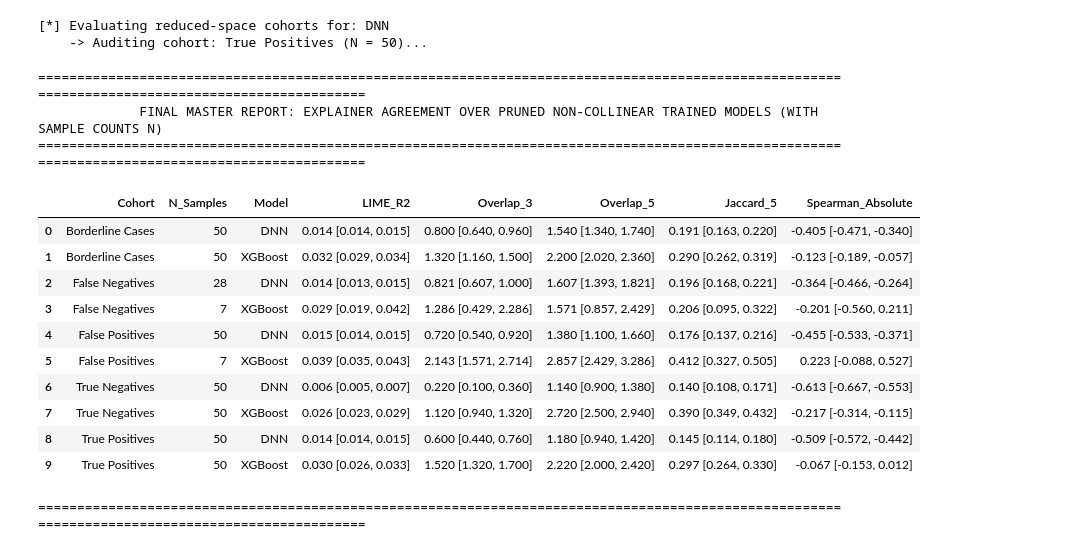
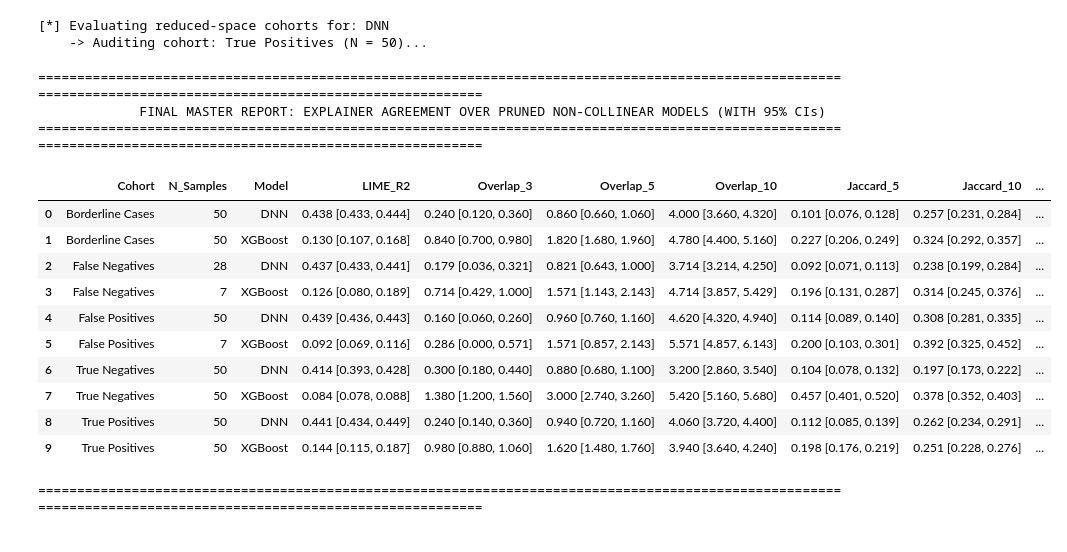
Before and after one commit to moritzboet/BA_thesis, a Jupyter notebook: correlated_feature_analysis.ipynb, the cells around one changed output. Drawn from its saved outputs; the diff is of its cells as text; code cells hidden in the pictures.

```diff
--- a/correlated_feature_analysis.ipynb
+++ b/correlated_feature_analysis.ipynb
@@ -1045,6 +1060,7 @@ print("[+] Wrapper sanity check passed successfully!")
     [0.     0.     0.     0.     0.9923]
 [+] Wrapper sanity check passed successfully!
 # %%
+#Reduced Space Attribution Extraction
 reduced_agreement_records = []
 print("[*] Extracting evaluations across pruned model structures...")
 
@@ -1064,18 +1080,17 @@ for model_label, predict_fn, shap_exp in reduced_configs:
         for test_idx in indices:
             instance_vector_r = X_test_reduced.iloc[test_idx].values
 
-            # Extract LIME attributions
             exp_l = lime_explainer_reduced.explain_instance(
                 data_row=instance_vector_r,
                 predict_fn=predict_fn,
+                labels=(1,),
                 num_features=num_features_reduced
             )
             lime_vec = np.zeros(num_features_reduced)
             for f_idx, w in exp_l.local_exp[1]:
                 lime_vec[f_idx] = w
 
-            # Extract SHAP attributions
-            shap_raw = shap_exp.shap_values(instance_vector_r.reshape(1, -1))
+            shap_raw = shap_exp.shap_values(instance_vector_r.reshape(1, -1), nsamples=100)
             if isinstance(shap_raw, list):
                 shap_vec = shap_raw[1].flatten()
             elif isinstance(shap_raw, np.ndarray) and len(shap_raw.shape) == 3:
@@ -1094,32 +1109,31 @@ for model_label, predict_fn, shap_exp in reduced_configs:
                 'LIME_R2': exp_l.score
             }
 
-            for k in [3, 5]:
+            for k in [3, 5, 10]:
                 top_lime = set(np.argsort(np.abs(lime_vec))[-k:])
                 top_shap = set(np.argsort(np.abs(shap_vec))[-k:])
 
                 overlap = len(top_lime.intersection(top_shap))
-                jaccard = overlap / len(top_lime.union(top_shap)) if len(top_lime.union(top_shap)) > 0 else 0.0
+                union_set = top_lime.union(top_shap)
+                jaccard = overlap / len(union_set) if len(union_set) > 0 else 0.0
 
                 row_metrics[f'Overlap_{k}'] = overlap
                 row_metrics[f'Jaccard_{k}'] = jaccard
 
-            top_5_lime = set(np.argsort(np.abs(lime_vec))[-5:])
-            top_5_shap = set(np.argsort(np.abs(shap_vec))[-5:])
-            top_5_union = list(top_5_lime.union(top_5_shap))
+                union_indices = list(union_set)
+                slice_l = lime_vec[union_indices]
+                slice_s = shap_vec[union_indices]
 
-            lime_union_slice = np.abs(lime_vec)[top_5_union]
-            shap_union_slice = np.abs(shap_vec)[top_5_union]
-
-            if np.std(lime_union_slice) == 0 or np.std(shap_union_slice) == 0:
-                row_metrics['Spearman_Absolute'] = 0.0
-            else:
-                row_metrics['Spearman_Absolute'], _ = stats.spearmanr(lime_union_slice, shap_union_slice)
+                if np.std(slice_l) == 0 or np.std(slice_s) == 0 or len(union_indices) < 2:
+                    row_metrics[f'Union_Spearman_{k}'] = 0.0
+                else:
+                    rho, _ = stats.spearmanr(slice_l, slice_s)
+                    row_metrics[f'Union_Spearman_{k}'] = 0.0 if np.isnan(rho) else rho
 
             reduced_agreement_records.append(row_metrics)
 
 df_reduced_agreement = pd.DataFrame(reduced_agreement_records)
-print("[+] Reduced space evaluation loops executed successfully with strict model-specific cohorts!")
+print("[+] Reduced space evaluation complete.")
 # %% [output]
 [*] Extracting evaluations across pruned model structures...
 
@@ -1132,41 +1146,41 @@ print("[+] Reduced space evaluation loops executed successfully with strict mode
 [*] Evaluating reduced-space cohorts for: DNN
     -> Auditing cohort: True Positives (N = 50)...
 # %%
+#Master Reduced Space Report
 reduced_report_rows = []
 
 for (cohort_name, model_type), group_df in df_reduced_agreement.groupby(['Cohort', 'Model']):
     sample_size = group_df['N_Samples'].iloc[0]
-
     row_summary = {
         'Cohort': cohort_name,
         'N_Samples': sample_size,
         'Model': model_type
     }
-    for metric in ['LIME_R2', 'Overlap_3', 'Overlap_5', 'Jaccard_5', 'Spearman_Absolute']:
+    for metric in ['LIME_R2', 'Overlap_3', 'Overlap_5', 'Overlap_10', 'Jaccard_5', 'Jaccard_10', 'Union_Spearman_10']:
         mean_v, low_v, high_v = compute_bootstrapped_ci(group_df[metric], n_bootstrap=5000)
         row_summary[metric] = f"{mean_v:.3f} [{low_v:.3f}, {high_v:.3f}]"
     reduced_report_rows.append(row_summary)
 
 df_reduced_master_report = pd.DataFrame(reduced_report_rows)
 
-print("\n" + "="*145)
-print("             FINAL MASTER REPORT: EXPLAINER AGREEMENT OVER PRUNED NON-COLLINEAR TRAINED MODELS (WITH SAMPLE COUNTS N)")
-print("="*145)
+print("\n" + "="*160)
+print("             FINAL MASTER REPORT: EXPLAINER AGREEMENT OVER PRUNED NON-COLLINEAR MODELS (WITH 95% CIs)")
+print("="*160)
 display(df_reduced_master_report)
-print("="*145)
+print("="*160)
 # %% [output]
-=================================================================================================================================================
-             FINAL MASTER REPORT: EXPLAINER AGREEMENT OVER PRUNED NON-COLLINEAR TRAINED MODELS (WITH SAMPLE COUNTS N)
-=================================================================================================================================================
+================================================================================================================================================================
+             FINAL MASTER REPORT: EXPLAINER AGREEMENT OVER PRUNED NON-COLLINEAR MODELS (WITH 95% CIs)
+================================================================================================================================================================
-|  | Cohort | N_Samples | Model | LIME_R2 | Overlap_3 | Overlap_5 | Jaccard_5 | Spearman_Absolute |
-| 0 | Borderline Cases | 50 | DNN | 0.014 [0.014, 0.015] | 0.800 [0.640, 0.960] | 1.540 [1.340, 1.740] | 0.191 [0.163, 0.220] | -0.405 [-0.471, -0.340] |
-| 1 | Borderline Cases | 50 | XGBoost | 0.032 [0.029, 0.034] | 1.320 [1.160, 1.500] | 2.200 [2.020, 2.360] | 0.290 [0.262, 0.319] | -0.123 [-0.189, -0.057] |
-| 2 | False Negatives | 28 | DNN | 0.014 [0.013, 0.015] | 0.821 [0.607, 1.000] | 1.607 [1.393, 1.821] | 0.196 [0.168, 0.221] | -0.364 [-0.466, -0.264] |
-| 3 | False Negatives | 7 | XGBoost | 0.029 [0.019, 0.042] | 1.286 [0.429, 2.286] | 1.571 [0.857, 2.429] | 0.206 [0.095, 0.322] | -0.201 [-0.560, 0.211] |
-| 4 | False Positives | 50 | DNN | 0.015 [0.014, 0.015] | 0.720 [0.540, 0.920] | 1.380 [1.100, 1.660] | 0.176 [0.137, 0.216] | -0.455 [-0.533, -0.371] |
-| 5 | False Positives | 7 | XGBoost | 0.039 [0.035, 0.043] | 2.143 [1.571, 2.714] | 2.857 [2.429, 3.286] | 0.412 [0.327, 0.505] | 0.223 [-0.088, 0.527] |
-| 6 | True Negatives | 50 | DNN | 0.006 [0.005, 0.007] | 0.220 [0.100, 0.360] | 1.140 [0.900, 1.380] | 0.140 [0.108, 0.171] | -0.613 [-0.667, -0.553] |
-| 7 | True Negatives | 50 | XGBoost | 0.026 [0.023, 0.029] | 1.120 [0.940, 1.320] | 2.720 [2.500, 2.940] | 0.390 [0.349, 0.432] | -0.217 [-0.314, -0.115] |
-| 8 | True Positives | 50 | DNN | 0.014 [0.014, 0.015] | 0.600 [0.440, 0.760] | 1.180 [0.940, 1.420] | 0.145 [0.114, 0.180] | -0.509 [-0.572, -0.442] |
-| 9 | True Positives | 50 | XGBoost | 0.030 [0.026, 0.033] | 1.520 [1.320, 1.700] | 2.220 [2.000, 2.420] | 0.297 [0.264, 0.330] | -0.067 [-0.153, 0.012] |
+|  | Cohort | N_Samples | Model | LIME_R2 | Overlap_3 | Overlap_5 | Overlap_10 | Jaccard_5 | Jaccard_10 | ... |
+| 0 | Borderline Cases | 50 | DNN | 0.438 [0.433, 0.444] | 0.240 [0.120, 0.360] | 0.860 [0.660, 1.060] | 4.000 [3.660, 4.320] | 0.101 [0.076, 0.128] | 0.257 [0.231, 0.284] | ... |
+| 1 | Borderline Cases | 50 | XGBoost | 0.130 [0.107, 0.168] | 0.840 [0.700, 0.980] | 1.820 [1.680, 1.960] | 4.780 [4.400, 5.160] | 0.227 [0.206, 0.249] | 0.324 [0.292, 0.357] | ... |
+| 2 | False Negatives | 28 | DNN | 0.437 [0.433, 0.441] | 0.179 [0.036, 0.321] | 0.821 [0.643, 1.000] | 3.714 [3.214, 4.250] | 0.092 [0.071, 0.113] | 0.238 [0.199, 0.284] | ... |
+| 3 | False Negatives | 7 | XGBoost | 0.126 [0.080, 0.189] | 0.714 [0.429, 1.000] | 1.571 [1.143, 2.143] | 4.714 [3.857, 5.429] | 0.196 [0.131, 0.287] | 0.314 [0.245, 0.376] | ... |
+| 4 | False Positives | 50 | DNN | 0.439 [0.436, 0.443] | 0.160 [0.060, 0.260] | 0.960 [0.760, 1.160] | 4.620 [4.320, 4.940] | 0.114 [0.089, 0.140] | 0.308 [0.281, 0.335] | ... |
+| 5 | False Positives | 7 | XGBoost | 0.092 [0.069, 0.116] | 0.286 [0.000, 0.571] | 1.571 [0.857, 2.143] | 5.571 [4.857, 6.143] | 0.200 [0.103, 0.301] | 0.392 [0.325, 0.452] | ... |
+| 6 | True Negatives | 50 | DNN | 0.414 [0.393, 0.428] | 0.300 [0.180, 0.440] | 0.880 [0.680, 1.100] | 3.200 [2.860, 3.540] | 0.104 [0.078, 0.132] | 0.197 [0.173, 0.222] | ... |
+| 7 | True Negatives | 50 | XGBoost | 0.084 [0.078, 0.088] | 1.380 [1.200, 1.560] | 3.000 [2.740, 3.260] | 5.420 [5.160, 5.680] | 0.457 [0.401, 0.520] | 0.378 [0.352, 0.403] | ... |
+| 8 | True Positives | 50 | DNN | 0.441 [0.434, 0.449] | 0.240 [0.140, 0.360] | 0.940 [0.720, 1.160] | 4.060 [3.720, 4.400] | 0.112 [0.085, 0.139] | 0.262 [0.234, 0.291] | ... |
+| 9 | True Positives | 50 | XGBoost | 0.144 [0.115, 0.187] | 0.980 [0.880, 1.060] | 1.620 [1.480, 1.760] | 3.940 [3.640, 4.240] | 0.198 [0.176, 0.219] | 0.251 [0.228, 0.276] | ... |
-=================================================================================================================================================
+================================================================================================================================================================
```
Also changed, not shown: parts of 5 cells of this notebook, 3 other files.
